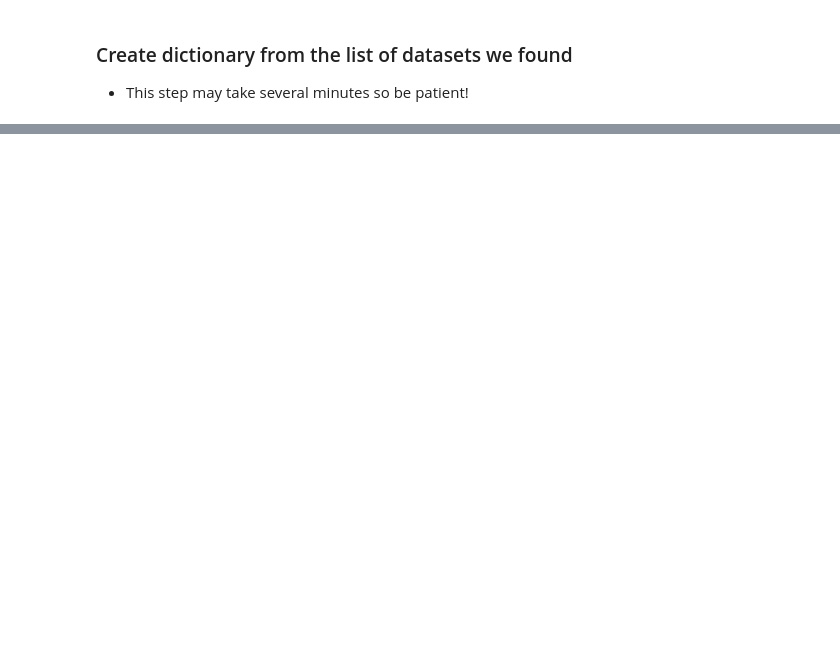
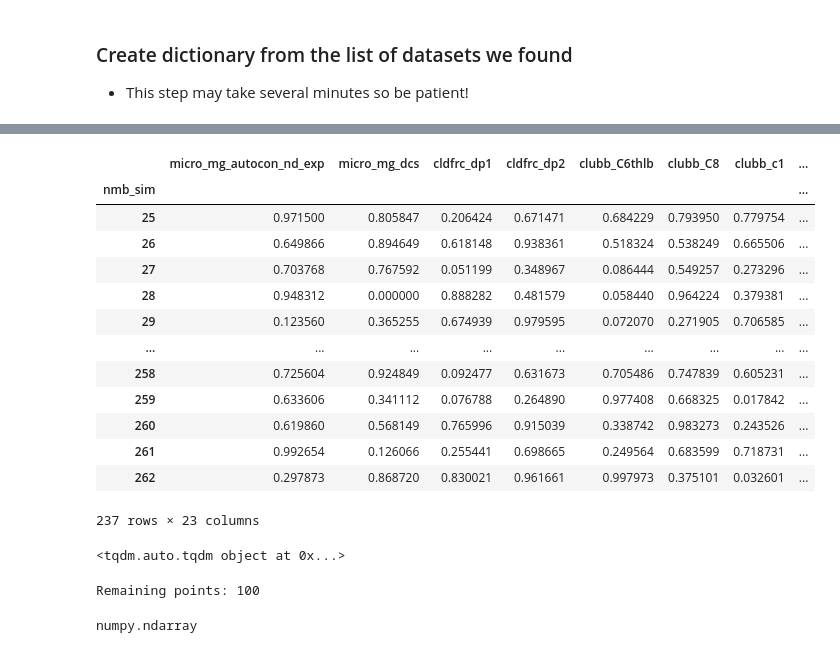
Before and after one commit to MetOs-UiO/eScience2024, a Jupyter notebook: docs/learning/notebooks/read_PPE.ipynb, the cells around one changed output, grey strips where cells are left out. Cells and saved outputs as stored; diff of their text form; code cells hidden in the pictures; blank space fills up the shorter version.

```diff
--- a/docs/learning/notebooks/read_PPE.ipynb
+++ b/docs/learning/notebooks/read_PPE.ipynb
@@ -170,0 +139,12 @@ present-day.FCTL.monthly.37.0
+# %%
+ds = dset_dict['present-day.monthly']
+SWCF = global_mean(ds['SWCF']).mean('time').compute()
+# %%
+# Some of the PPE ensemble members are missing data so just select the params we actually have
+sub_params = params.iloc[SWCF.ensemble.values]
+# Unit normalise all the parameters
+ppe_params = (sub_params - sub_params.min()) / (sub_params.max() - sub_params.min())
+# %%
+# We can use an information criterion to choose the best parameters automatically:
+best_params = ppe_params[ppe_params.columns[get_param_mask(ppe_params, SWCF)]]
+best_params.columns
@@ -170,0 +185,17 @@ present-day.FCTL.monthly.37.0
+# %%
+X_train
+# %% [output]
+|  | micro_mg_autocon_nd_exp | micro_mg_dcs | cldfrc_dp1 | cldfrc_dp2 | clubb_C6thlb | clubb_C8 | clubb_c1 | ... |
+| nmb_sim |  |  |  |  |  |  |  | ... |
+| 25 | 0.971500 | 0.805847 | 0.206424 | 0.671471 | 0.684229 | 0.793950 | 0.779754 | ... |
+| 26 | 0.649866 | 0.894649 | 0.618148 | 0.938361 | 0.518324 | 0.538249 | 0.665506 | ... |
+| 27 | 0.703768 | 0.767592 | 0.051199 | 0.348967 | 0.086444 | 0.549257 | 0.273296 | ... |
+| 28 | 0.948312 | 0.000000 | 0.888282 | 0.481579 | 0.058440 | 0.964224 | 0.379381 | ... |
+| 29 | 0.123560 | 0.365255 | 0.674939 | 0.979595 | 0.072070 | 0.271905 | 0.706585 | ... |
+| ... | ... | ... | ... | ... | ... | ... | ... | ... |
+| 258 | 0.725604 | 0.924849 | 0.092477 | 0.631673 | 0.705486 | 0.747839 | 0.605231 | ... |
+| 259 | 0.633606 | 0.341112 | 0.076788 | 0.264890 | 0.977408 | 0.668325 | 0.017842 | ... |
+| 260 | 0.619860 | 0.568149 | 0.765996 | 0.915039 | 0.338742 | 0.983273 | 0.243526 | ... |
+| 261 | 0.992654 | 0.126066 | 0.255441 | 0.698665 | 0.249564 | 0.683599 | 0.718731 | ... |
+| 262 | 0.297873 | 0.868720 | 0.830021 | 0.961661 | 0.997973 | 0.375101 | 0.032601 | ... |
+237 rows × 23 columns
@@ -170,0 +206,12 @@ present-day.FCTL.monthly.37.0
+# %%
+valid_samples = sampler.batch_constrain(sample_points, batch_size=10000)
+# %% [output]
+<tqdm.auto.tqdm object at 0x...>
+# %%
+print("Remaining points: {}".format(valid_samples.sum()))
+# %% [output]
+Remaining points: 100
+# %%
+type(valid_samples)
+# %% [output]
+numpy.ndarray
```
Also changed, not shown: parts of 30 cells of this notebook.
